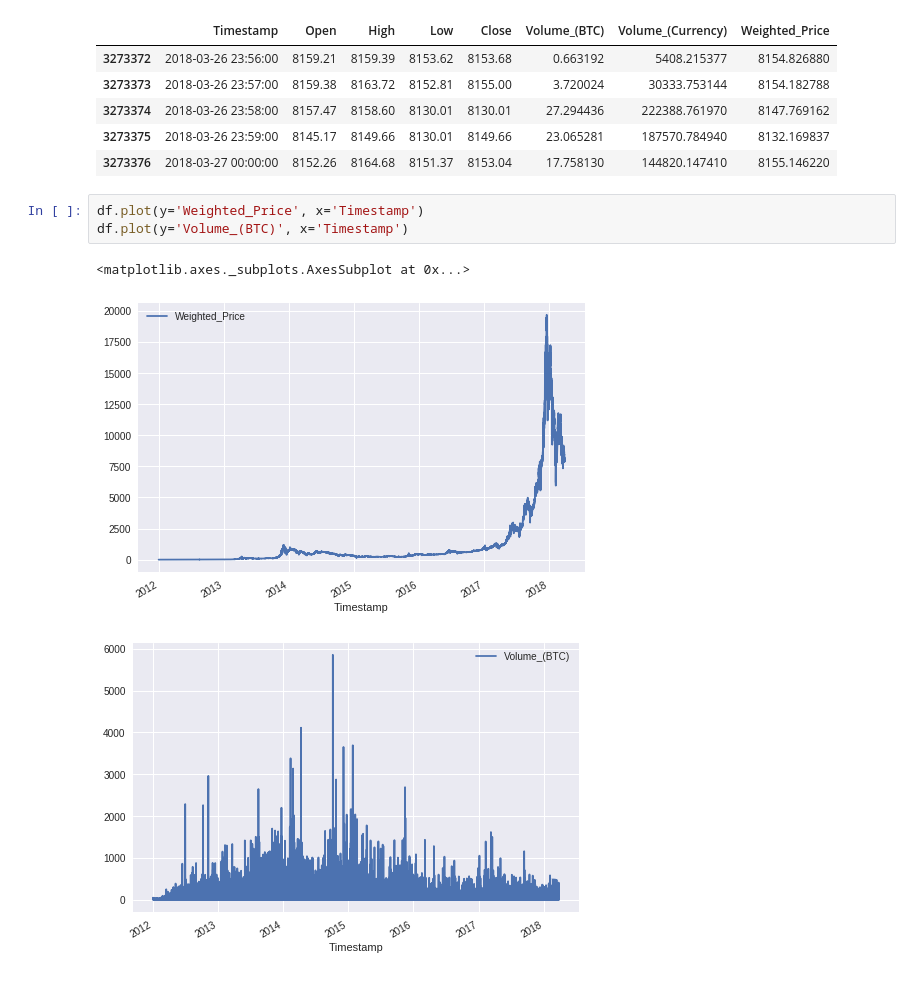
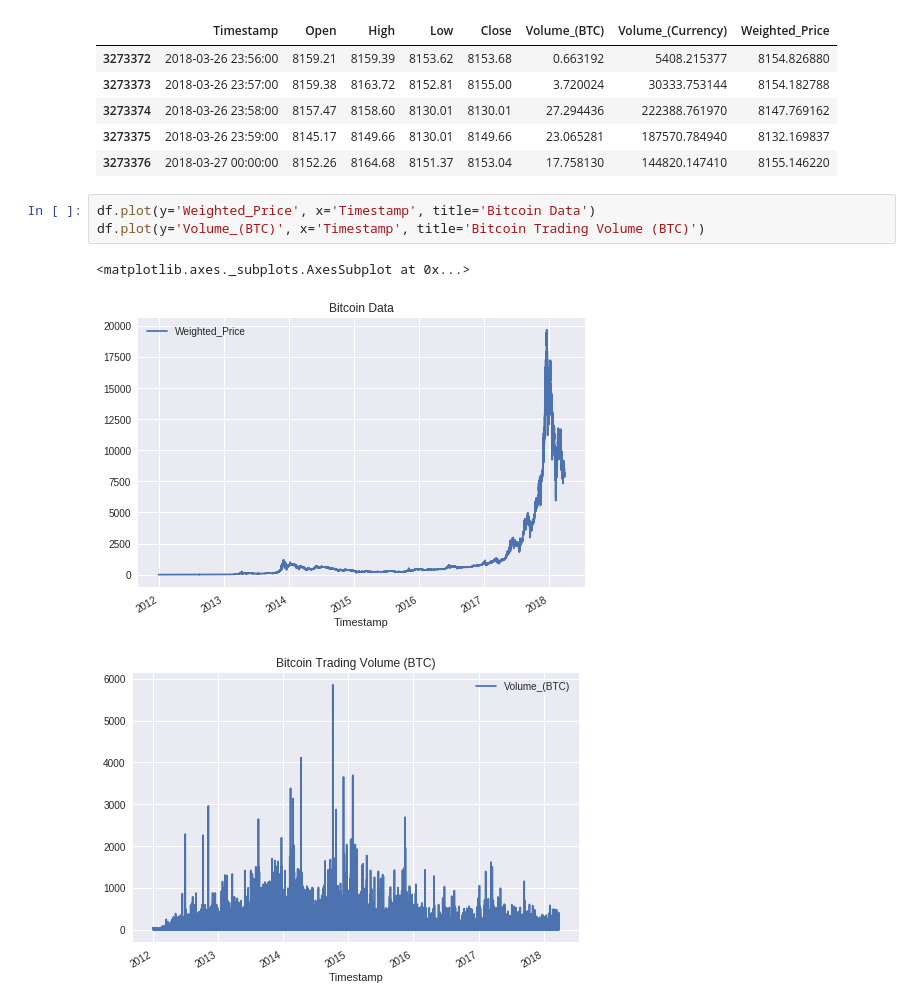
Before and after one commit to JohannesFerner/playing-with-tensorflow, a Jupyter notebook: first.ipynb, the cells around one changed output. Saved outputs shown, nothing was run; the diff lists cells and outputs as text.

```diff
--- a/first.ipynb
+++ b/first.ipynb
@@ -63,9 +73,9 @@ Latest Data
 | 3273375 | 2018-03-26 23:59:00 | 8145.17 | 8149.66 | 8130.01 | 8149.66 | 23.065281 | 187570.784940 | 8132.169837 |
 | 3273376 | 2018-03-27 00:00:00 | 8152.26 | 8164.68 | 8151.37 | 8153.04 | 17.758130 | 144820.147410 | 8155.146220 |
 # %%
-df.plot(y='Weighted_Price', x='Timestamp')
-df.plot(y='Volume_(BTC)', x='Timestamp')
+df.plot(y='Weighted_Price', x='Timestamp', title='Bitcoin Data')
+df.plot(y='Volume_(BTC)', x='Timestamp', title='Bitcoin Trading Volume (BTC)')
 # %% [output]
 <matplotlib.axes._subplots.AxesSubplot at 0x...>
-[figure, old version]
+[figure, new version]
-[figure, old version]
+[figure, new version]
```
Also changed, not shown: parts of 17 cells of this notebook.
